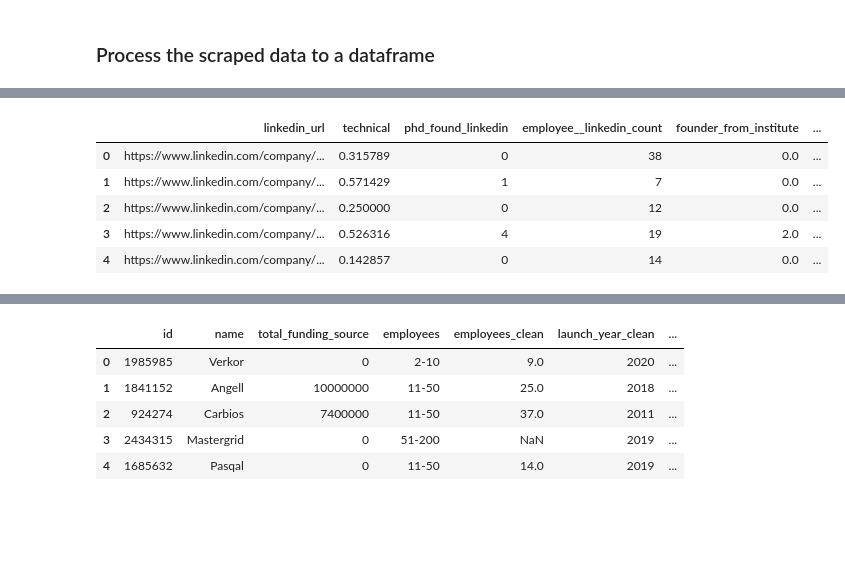
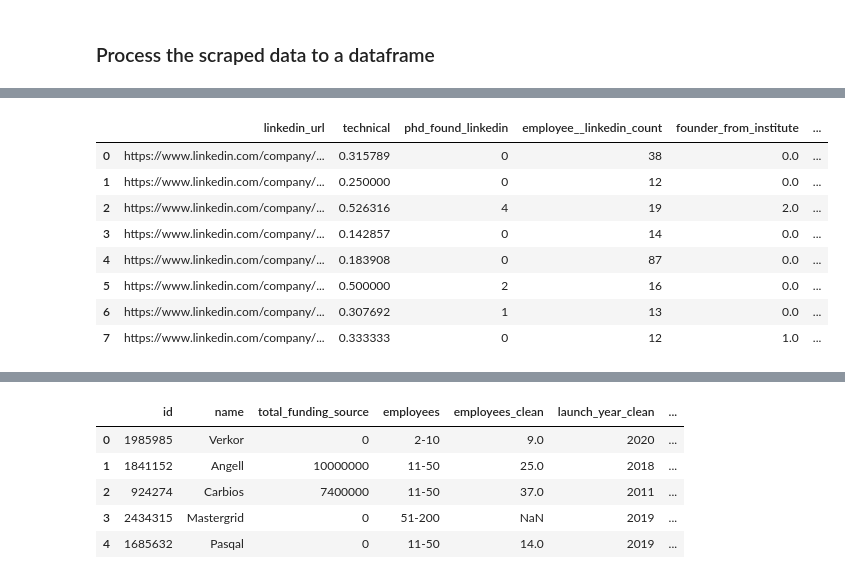
Before and after one commit to CoincoinNico/bpifrance_deeptech_analysis, a Jupyter notebook: documentation/Evaluating_new_companies.ipynb, the cells around one changed output, grey strips where cells are left out. Cells and saved outputs as stored; diff of their text form; code cells hidden in the pictures; blank space fills up the shorter version.

```diff
--- a/documentation/Evaluating_new_companies.ipynb
+++ b/documentation/Evaluating_new_companies.ipynb
@@ -296,16 +297,19 @@ df_founders.head(3)
 # %%
 # Finally, we merge founders to the full employee DF, update the feature ("technical"), and aggregate into companies
 from bpideep.process_scraped_data import companies_technical_stats_with_founders_features, update_technical
 df_employees_full = update_technical(df_employees, df_founders)
 df_companies_stats_with_founders_features = companies_technical_stats_with_founders_features(df_employees_full)
-df_companies_stats_with_founders_features.head(5)
+df_companies_stats_with_founders_features
 # %% [output]
 |  | linkedin_url | technical | phd_found_linkedin | employee__linkedin_count | founder_from_institute | ... |
 | 0 | https://www.linkedin.com/company/... | 0.315789 | 0 | 38 | 0.0 | ... |
-| 1 | https://www.linkedin.com/company/... | 0.571429 | 1 | 7 | 0.0 | ... |
-| 2 | https://www.linkedin.com/company/... | 0.250000 | 0 | 12 | 0.0 | ... |
-| 3 | https://www.linkedin.com/company/... | 0.526316 | 4 | 19 | 2.0 | ... |
-| 4 | https://www.linkedin.com/company/... | 0.142857 | 0 | 14 | 0.0 | ... |
+| 1 | https://www.linkedin.com/company/... | 0.250000 | 0 | 12 | 0.0 | ... |
+| 2 | https://www.linkedin.com/company/... | 0.526316 | 4 | 19 | 2.0 | ... |
+| 3 | https://www.linkedin.com/company/... | 0.142857 | 0 | 14 | 0.0 | ... |
+| 4 | https://www.linkedin.com/company/... | 0.183908 | 0 | 87 | 0.0 | ... |
+| 5 | https://www.linkedin.com/company/... | 0.500000 | 2 | 16 | 0.0 | ... |
+| 6 | https://www.linkedin.com/company/... | 0.307692 | 1 | 13 | 0.0 | ... |
+| 7 | https://www.linkedin.com/company/... | 0.333333 | 0 | 12 | 1.0 | ... |
 # %%
 # Last step: merge the DF with new company features with the dealroom df (partially preprocessed above)
 from bpideep.process_scraped_data import merge_initial_companies_with_founder
```
Also changed, not shown: parts of 8 cells of this notebook, 1 other file.
